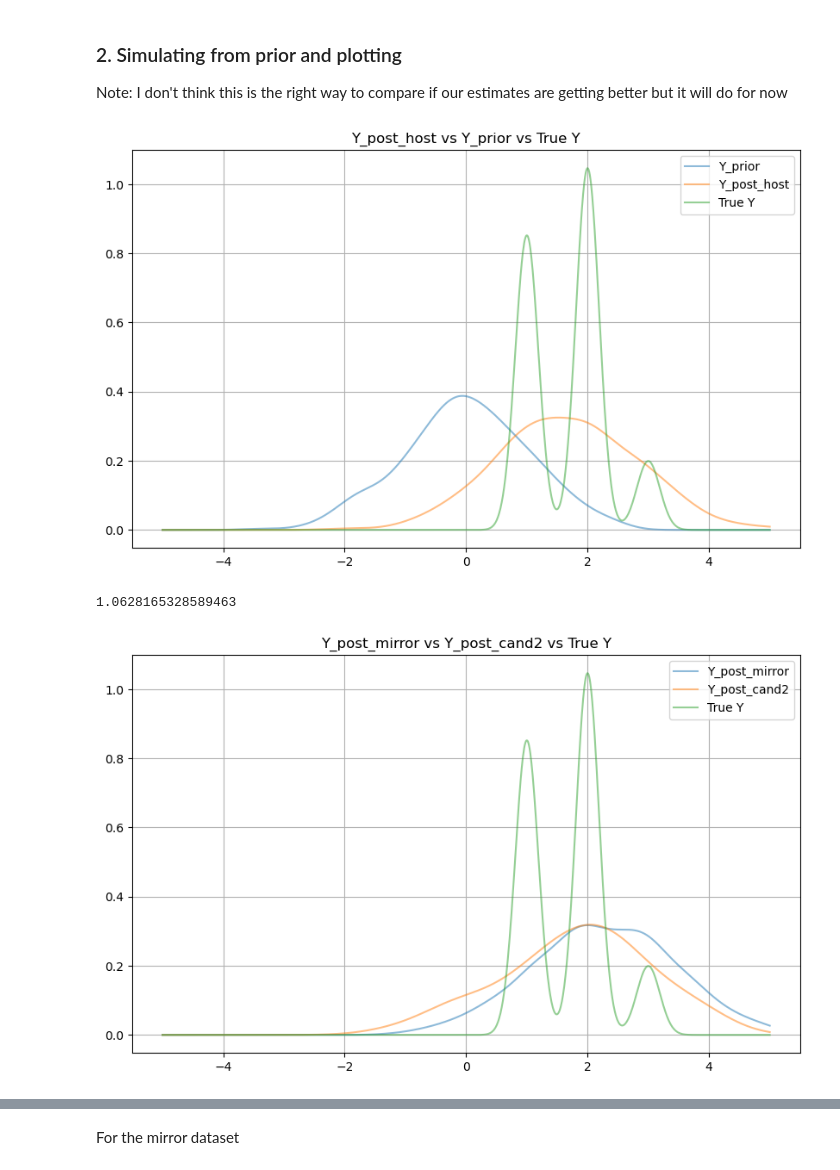
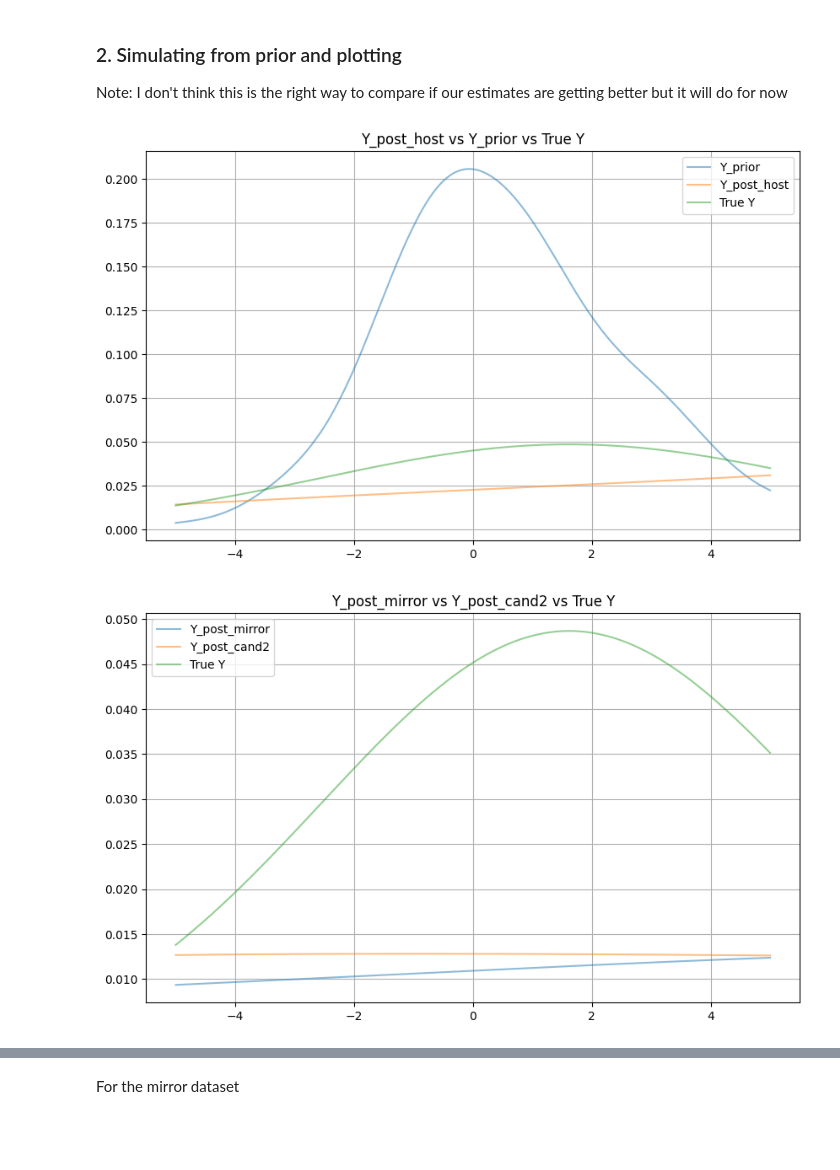
Before and after one commit to LucileTerminassian/causal_prospective_merge, a Jupyter notebook: playground_main.ipynb, the cells around one changed output, grey strips where cells are left out. Saved outputs shown, nothing was run; the diff lists cells and outputs as text; code cells hidden in the pictures; blank space fills up the shorter version.

```diff
--- a/playground_main.ipynb
+++ b/playground_main.ipynb
@@ -49,37 +15,59 @@ design_data_cand2 = add_outcome(design_data_cand2, outcome_function, std_true_y)
+# %%
+rng = np.random.RandomState(42)
+n_rct_before_split = 10**4
+n_host = 200
+n_mirror = 500
+n_cand2 = 500
+
+power_x, power_x_t = 1, 1
+causal_param_first_index = 3
+outcome_function = lambda X, T, eps: 1 + 1 * X[:,0] - 1 * X[:,1] + 10 * T + 10* X[:,0]*T + 10* X[:,1]*T + eps
+std_true_y = 1 # Standard deviation for the true Y
+
+X0 = np.random.randint(0, 2, size= n_rct_before_split)
+X1 = np.random.normal(size=n_rct_before_split)
+x_distributions= {0: X0, 1: X1}
+
+p_assigned_to_host = lambda X_1, X_2, T, eps: sigmoid(1 + 2*X_1 - X_2 + T + eps)
+p_assigned_to_cand2 = lambda X_1, X_2, T, eps: sigmoid(1 - 2*X_1 + eps)
+# %%
+X_rct, T_rct = generate_rct(n_rct_before_split, x_distributions)
+design_data_host, design_data_mirror = generate_host_and_mirror(X_rct, T_rct, p_assigned_to_cand2, n_host, n_mirror, power_x, power_x_t, outcome_function, std_true_y)
+
+pre_X_cand2, pre_T_cand2 = generate_rct(n_rct_before_split, x_distributions)
+design_data_cand2 = generate_cand2(pre_X_cand2, pre_T_cand2, p_assigned_to_cand2, n_cand2, \
+                                    power_x, power_x_t, outcome_function, std_true_y)
+
+X_mirror, Y_mirror = design_data_mirror.drop(columns=['Y']), design_data_mirror['Y']
+X_cand2, Y_cand2 = design_data_cand2.drop(columns=['Y']), design_data_cand2['Y']
 # %% [markdown]
 ### 2. Simulating from prior and plotting
 Note: I don't think this is the right way to compare if our estimates are getting better but it will do for now
 # %%
 # Initialize prior parameters
-# post_mean = np.array([-10, 0.5, 2, -10, 0, -4])
-# a = beta_post_host_vec
-post_mean = np.array([0, 0, 0, 0, 0, 0])
-beta_0, sigma_0_sq = post_mean, 3
+post_mean = np.array([1, 0.5, 2, -1, 0, -3])
+beta_0, sigma_0_sq = post_mean, 1
 prior_hyperparameters = {'beta_0': beta_0, 'sigma_0_sq': sigma_0_sq}
 bayes_reg = BayesianLinearRegression(prior_hyperparameters)
 
 ### Bayesian update through host dataset
 X_host, Y_host= design_data_host.drop(columns=['Y']), design_data_host['Y']
 post_host_parameters = bayes_reg.fit(X_host, Y_host)
 
 # Generate Y_prior
 sigma_prior = 1  # Standard deviation for Y_prior
 Y_prior = np.dot(X_host, beta_0) + np.random.normal(0, sigma_prior, len(X_host))
 
 # Generate Y_post_host
 beta_post_host_vec = post_host_parameters['posterior_mean'].flatten()  # Extract posterior mean
 cov_matrix_post_host = post_host_parameters['posterior_cov_matrix']
 Y_post_host = np.dot(X_host, beta_post_host_vec) + np.random.normal(0, 1, len(X_host))  # Assuming standard deviation for Y_post_host is 1
 
 plot_densities(Y_prior, Y_post_host, design_data_host['Y'],
                 names = ['Y_prior', 'Y_post_host', 'True Y'],
                 title = 'Y_post_host vs Y_prior vs True Y')
 # %% [output]
-[figure, old version]
+[figure, new version]
-# %%
-np.var(Y_prior)
-# %% [output]
-1.0628165328589463
 # %%
 ### Bayesian update through candidate datasets
 sigma_cand = 1
@@ -107,6 +95,6 @@ plot_densities(Y_post_mirror, Y_post_cand2, design_data_host['Y'],
                 names = ['Y_post_mirror', 'Y_post_cand2', 'True Y'],
                 title = 'Y_post_mirror vs Y_post_cand2 vs True Y')
 # %% [output]
-[figure, old version]
+[figure, new version]
 # %%
 #Number of samples used to estimate outer expectation
```
Also changed, not shown: parts of 21 cells of this notebook, 7 other files.
